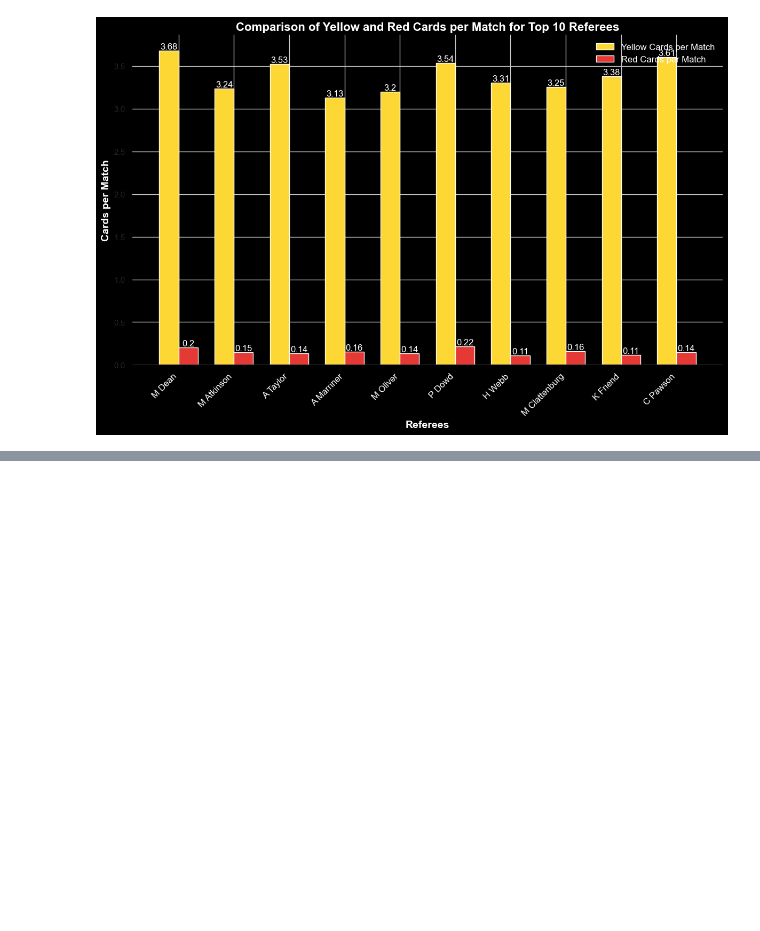
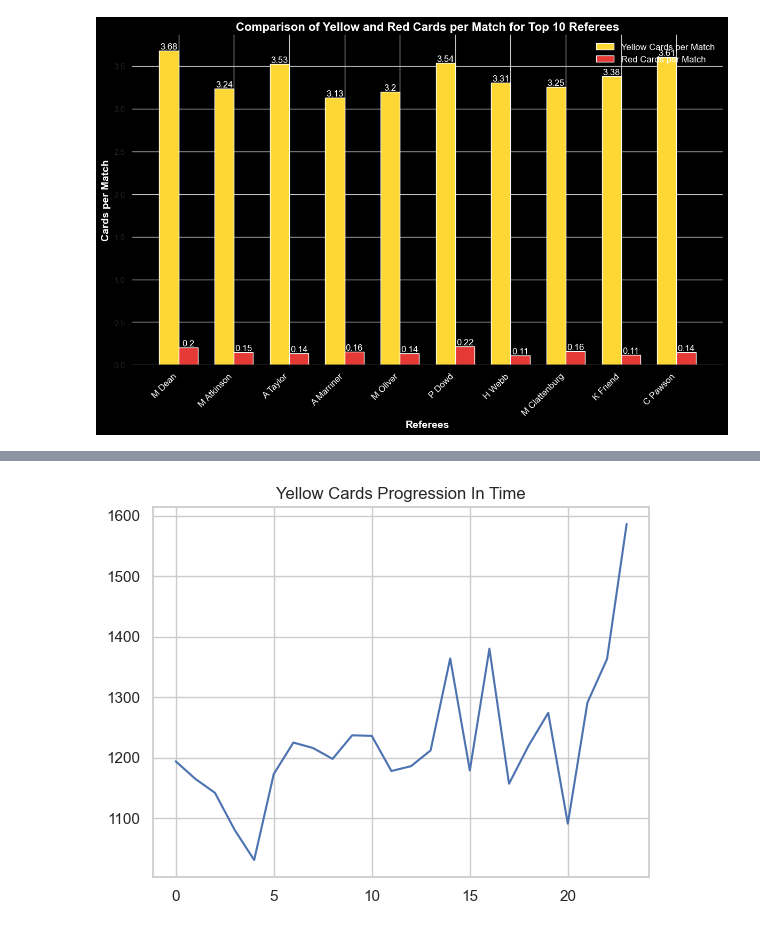
Before and after one commit to Levy212/PremierLeagueAnalysis, a Jupyter notebook: Untitled.ipynb, the cells around one changed output, grey strips where cells are left out. Cells and saved outputs as stored; diff of their text form; code cells hidden in the pictures; blank space fills up the shorter version.

```diff
--- a/Untitled.ipynb
+++ b/Untitled.ipynb
@@ -142,3 +142,10 @@ plt.tight_layout()
 plt.show()
 # %% [output]
 [figure]
+# %%
+season_cards = df.groupby('Season').agg(
+    {'TotalYellowCards': 'sum',
+     'TotalRedCards': 'sum',
+    'MatchID': 'count'}).sort_values(by='Season', ascending=True)
+season_cards = season_cards[season_cards['TotalRedCards']>7]
+print(season_cards)
@@ -144,0 +170,8 @@ plt.show()
+# %%
+index = np.arange(len(season_cards))
+yellow = season_cards['TotalYellowCards'].values
+plt.plot(index, yellow)
+plt.title("Yellow Cards Progression In Time")
+plt.show()
+# %% [output]
+[figure, added]
```
Also changed, not shown: parts of 8 cells of this notebook.
